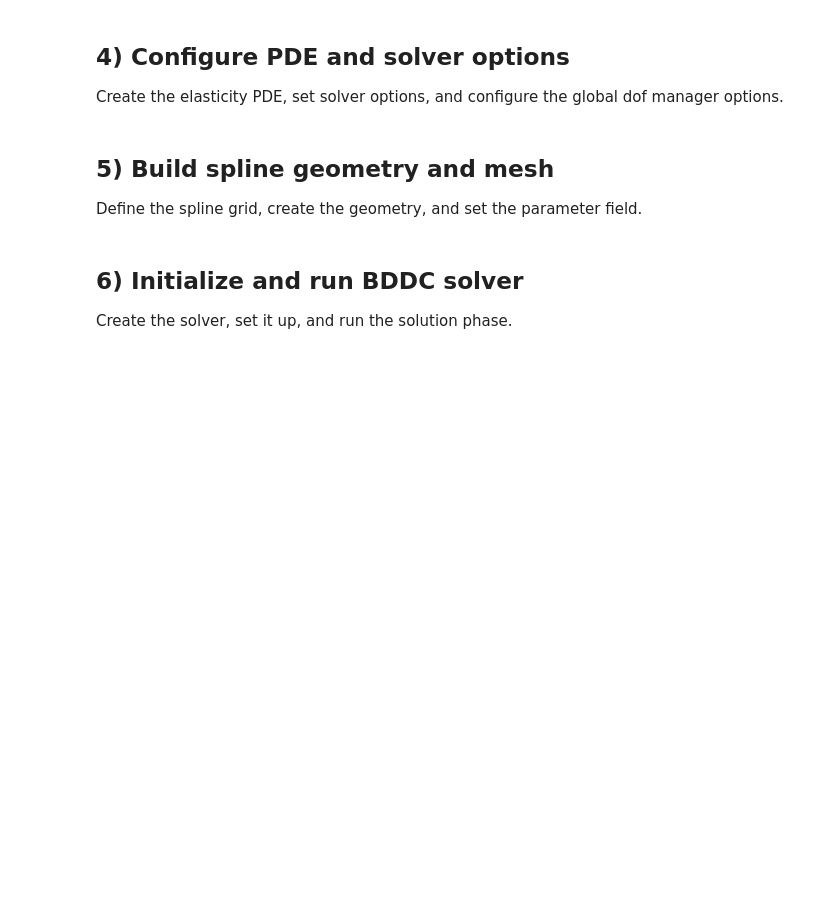
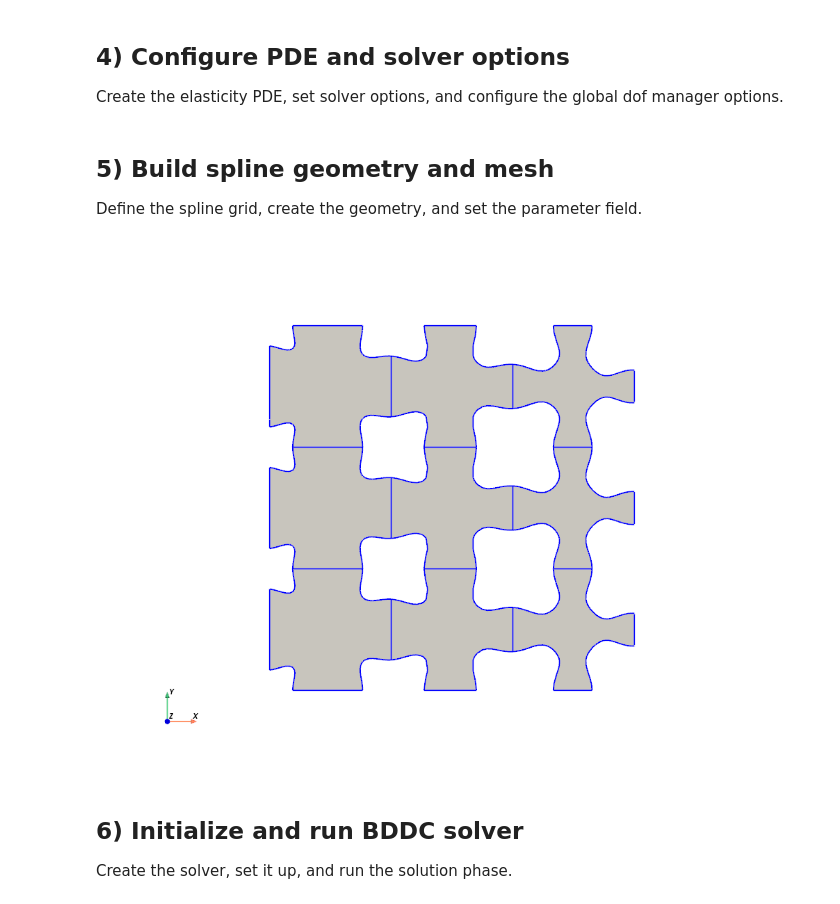
Before and after one commit to pantolin/FLASh_fork, a Jupyter notebook: examples/example_1.ipynb, the cells around one changed output. Drawn from its saved outputs; the diff is of its cells as text; code cells hidden in the pictures; blank space fills up the shorter version.

```diff
--- a/examples/example_1.ipynb
+++ b/examples/example_1.ipynb
@@ -103,25 +103,29 @@ Define the spline grid, create the geometry, and set the parameter field.
 # %%
 n = [3, 3]
 
 spline_degree = 2
 
 knots_x = [P0[0]] * spline_degree + list(np.linspace(P0[0], P1[0], n[0] + 1)) + [P1[0]] * spline_degree
 knots_y = [P0[1]] * spline_degree + list(np.linspace(P0[1], P1[1], n[1] + 1)) + [P1[1]] * spline_degree
 
 geometry_opts = {
     "basis_degree": 8,
     "spline_degree": spline_degree,
     "periodic": False,
 }
 
 geometry = SplineGeometry.interpolate_map(
     [knots_x, knots_y],
     mapping,
     gyroid.SchoenIWP().make_function(),
     geometry_opts,
 )
 
 geometry.coarse_mesh.set_parameter_field_from_function(parameter_function)
+
+GlobalDofsManager.plot(geometry, communicators)
+# %% [output]
+[figure, added]
 # %% [markdown]
 ## 6) Initialize and run BDDC solver
 
```
Also changed, not shown: parts of 2 cells of this notebook, 5 other files.
